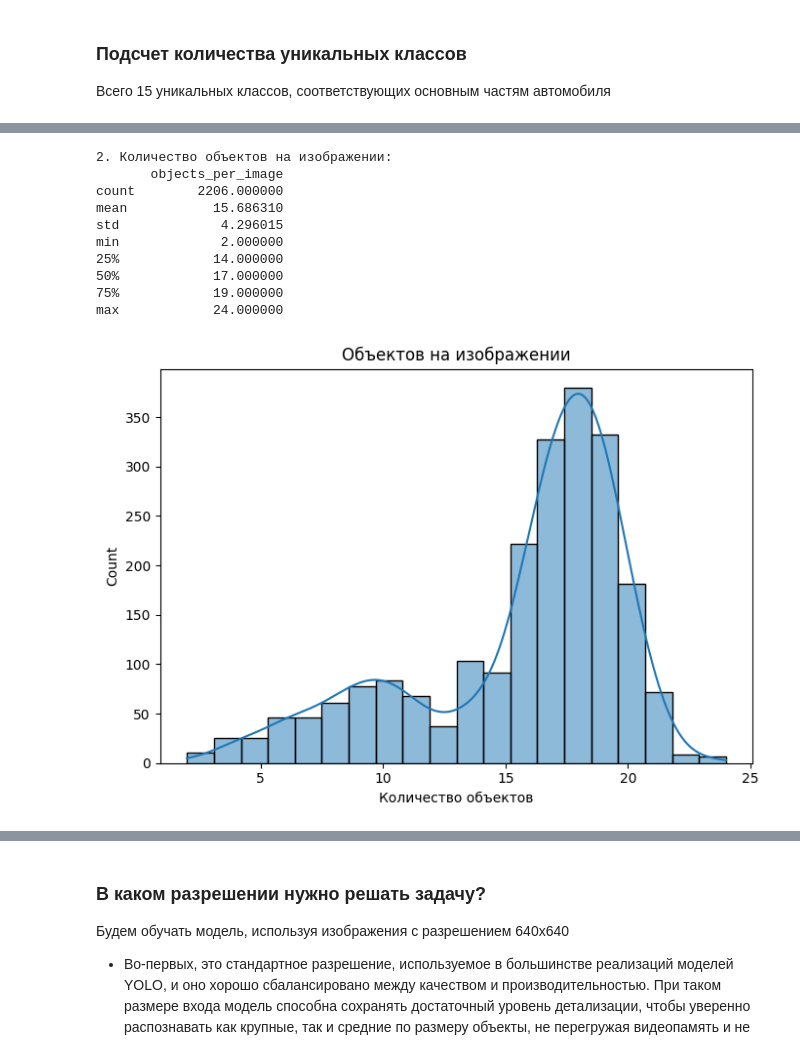
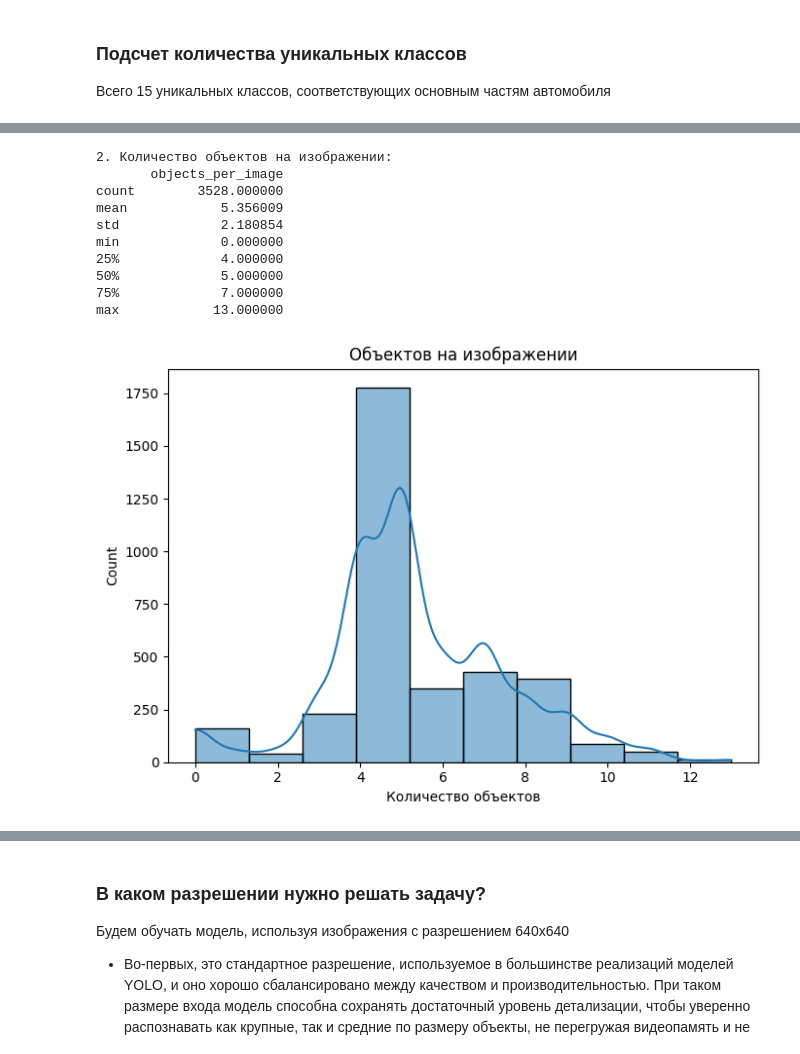
Before and after one commit to DogSebi/car-damage-detection, a Jupyter notebook: EDA.ipynb, the cells around one changed output, grey strips where cells are left out. Cells and saved outputs as stored; diff of their text form; code cells hidden in the pictures.

```diff
--- a/EDA.ipynb
+++ b/EDA.ipynb
@@ -150,0 +195,16 @@ plt.show()
+# %%
+ROOT_DIR = Path("/Users/alexandr/Desktop/avito/car_parts_segmentation/carparts-seg")
+LABELS_PATH = ROOT_DIR / 'train' / 'labels'
+IMAGES_PATH = ROOT_DIR / 'train' / 'images'
+DATA_YAML = ROOT_DIR / "data.yaml"
+SPLITS = ["train", "val", "test"]
+# %%
+with open(DATA_YAML, "r") as f:
+    names = yaml.safe_load(f)["names"]
+if isinstance(names, list):
+    names = {i: name for i, name in enumerate(names)}
+
+print(f"Всего классов: {len(names)}")
+print("Список классов:")
+for i in range(len(names)):
+    print(f"{i + 1}. {list(names.values())[i]}")
@@ -150,0 +227,27 @@ plt.show()
+# %%
+class_counter = Counter()
+class_per_split = defaultdict(Counter)
+objects_per_image = []
+empty_files = []
+# %%
+for split in SPLITS:
+    label_dir = ROOT_DIR / split / "labels"
+    counter = 0
+    for label_file in label_dir.glob("*.txt"):
+        counter += 1
+        with open(label_file, "r") as f:
+            lines = f.readlines()
+
+        if not lines:
+            empty_files.append(label_file)
+            continue
+
+        labels = [
+            int(line.split()[0])
+            for line in lines
+            if line.strip()
+        ]
+
+        class_counter.update(labels)
+        class_per_split[split].update(labels)
+        objects_per_image.append(len(labels))
@@ -157,23 +298,23 @@ plt.show()
 # %%
 print("2. Количество объектов на изображении:")
 df_objects = pd.DataFrame({"objects_per_image": objects_per_image})
 print(df_objects.describe())
 
 plt.figure(figsize=(7, 5))
-sns.histplot(df_objects["objects_per_image"], bins=20, kde=True)
+sns.histplot(df_objects["objects_per_image"], bins=10, kde=True)
 plt.title("Объектов на изображении")
 plt.xlabel("Количество объектов")
 plt.tight_layout()
 plt.show()
 # %% [output]
 2. Количество объектов на изображении:
        objects_per_image
-count        2206.000000
-mean           15.686310
-std             4.296015
-min             2.000000
-25%            14.000000
-50%            17.000000
-75%            19.000000
-max            24.000000
+count        3528.000000
+mean            5.356009
+std             2.180854
+min             0.000000
+25%             4.000000
+50%             5.000000
+75%             7.000000
+max            13.000000
-[figure, old version]
+[figure, new version]
```
Also changed, not shown: parts of 23 cells of this notebook.
